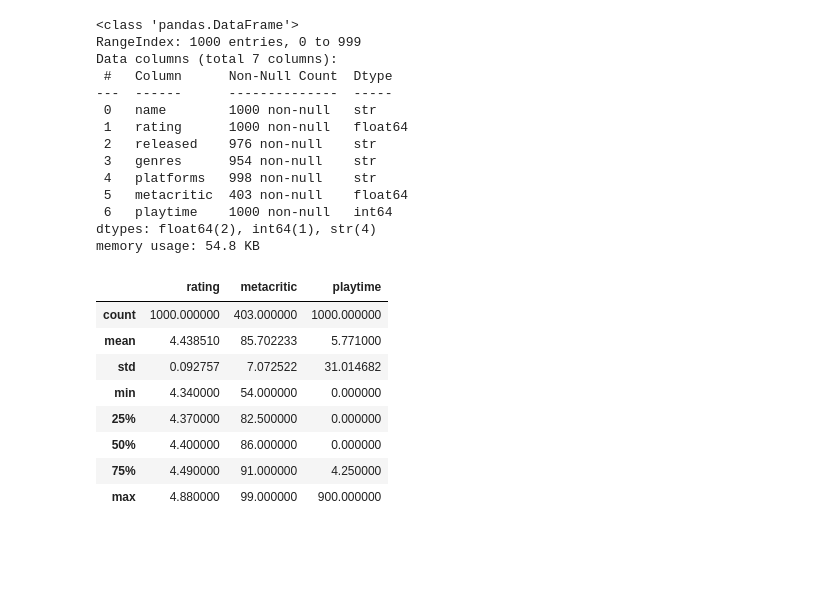
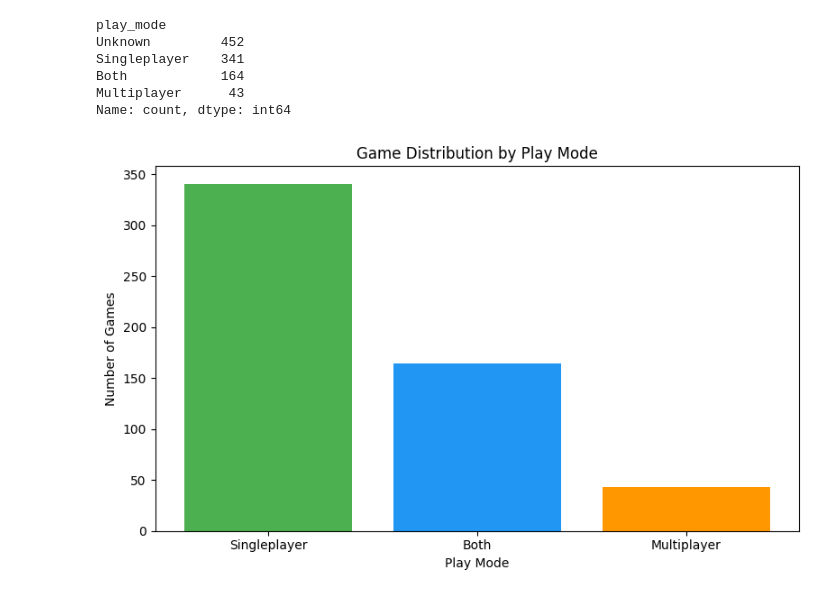
Before and after one commit to MikiCRO/Science-Of-Gaming, a Jupyter notebook: notebooks/analysis.ipynb, the cells around one changed output. Drawn from its saved outputs; the diff is of its cells as text; code cells hidden in the pictures; blank space fills up the shorter version.

```diff
--- a/notebooks/analysis.ipynb
+++ b/notebooks/analysis.ipynb
@@ -14,29 +14,31 @@ df.head()
 # %%
-df.info()
+df = pd.read_csv("../data/games.csv")
+df["play_mode"].value_counts()
 # %% [output]
-<class 'pandas.DataFrame'>
-RangeIndex: 1000 entries, 0 to 999
-Data columns (total 7 columns):
- #   Column      Non-Null Count  Dtype
----  ------      --------------  -----
- 0   name        1000 non-null   str
- 1   rating      1000 non-null   float64
- 2   released    976 non-null    str
- 3   genres      954 non-null    str
- 4   platforms   998 non-null    str
- 5   metacritic  403 non-null    float64
- 6   playtime    1000 non-null   int64
-dtypes: float64(2), int64(1), str(4)
-memory usage: 54.8 KB
+play_mode
+Unknown         452
+Singleplayer    341
+Both            164
+Multiplayer      43
+Name: count, dtype: int64
 # %%
-df.describe()
+import pandas as pd
+import matplotlib.pyplot as plt
+
+df = pd.read_csv("../data/games.csv")
+
+# Filter unknowns for play mode
+df_play = df[df["play_mode"] != "Unknown"]
+
+# Plot play mode distribution
+play_counts = df_play["play_mode"].value_counts()
+
+plt.figure(figsize=(8, 5))
+plt.bar(play_counts.index, play_counts.values, color=["#4CAF50", "#2196F3", "#FF9800"])
+plt.title("Game Distribution by Play Mode")
+plt.xlabel("Play Mode")
+plt.ylabel("Number of Games")
+plt.tight_layout()
+plt.show()
 # %% [output]
-|  | rating | metacritic | playtime |
-| count | 1000.000000 | 403.000000 | 1000.000000 |
-| mean | 4.438510 | 85.702233 | 5.771000 |
-| std | 0.092757 | 7.072522 | 31.014682 |
-| min | 4.340000 | 54.000000 | 0.000000 |
-| 25% | 4.370000 | 82.500000 | 0.000000 |
-| 50% | 4.400000 | 86.000000 | 0.000000 |
-| 75% | 4.490000 | 91.000000 | 4.250000 |
-| max | 4.880000 | 99.000000 | 900.000000 |
+[figure, added]
```
Also changed, not shown: parts of 10 cells of this notebook, 4 other files.
